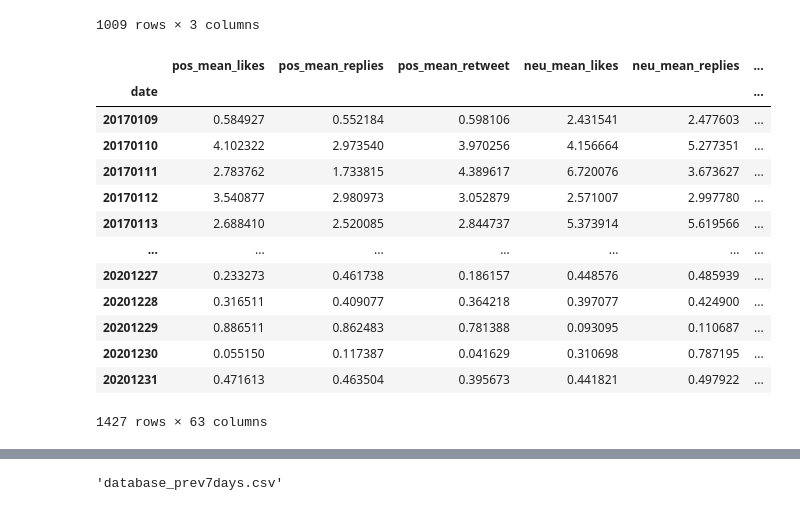
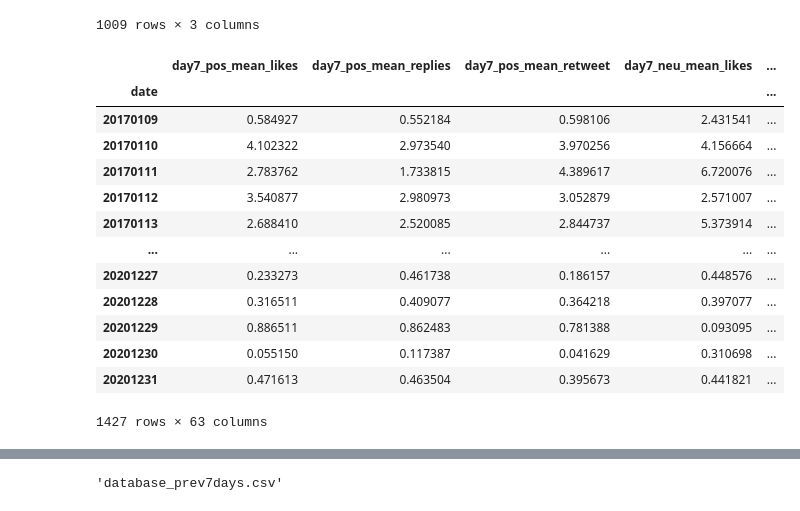
Before and after one commit to nbowen3/cs475_project, a Jupyter notebook: Find_label.ipynb, the cells around one changed output, grey strips where cells are left out. Cells and saved outputs as stored; diff of their text form; code cells hidden in the pictures.

```diff
--- a/Find_label.ipynb
+++ b/Find_label.ipynb
@@ -102,43 +102,56 @@ stock_label_df
 # %%
 '''
 previous code:
 # Create a df with sentiment analysis from previous two days given the dateindex
 sentiment_prev2days = pd.concat([sentiments.shift(1),sentiments.shift(2)],axis=1)
 sentiment_prev2days = sentiment_prev2days.dropna()
 sentiment_prev2days.insert(0,'date', sentiment_prev2days.index)
 sentiment_prev2days.index.names = ['Date']
 sentiment_prev2days
 # note that 1448 tweet days vs. 1007 valid stock labels
 
 '''
 
 #sentiment analysis window
 sentiment_window_size = 7
 
+features = ["pos_mean_likes", "pos_mean_replies", "pos_mean_retweet","neu_mean_likes", "neu_mean_replies", "neu_mean_retweet","neg_mean_likes", "neg_mean_replies", "neg_mean_retweet"]
+day_features = [("day{}_"+s).format(sentiment_window_size) for s in features]
 #first shift to the day before stock price window
 sentiment_shift = sentiments.shift(window_size+1)
+sentiment_shift.columns = day_features
+
+k = sentiment_window_size - 1
 
 #accumulate features of sentiment analysis window
 for i in range(3, sentiment_window_size + 2):
-  sentiment_shift = pd.concat([sentiment_shift,sentiments.shift(i)],axis=1)
+  day_features = [("day{}_"+s).format(k) for s in features]
+  df = sentiments.shift(i)
+  df.columns = day_features
+  sentiment_shift = pd.concat([sentiment_shift,df],axis=1)
+  k -= 1
+
+# #accumulate features of sentiment analysis window
+# for i in range(3, sentiment_window_size + 2):
+#   sentiment_shift = pd.concat([sentiment_shift,sentiments.shift(i)],axis=1)
 
 sentiment_shift = sentiment_shift.dropna()
 
 sentiment_shift
 # %% [output]
-|  | pos_mean_likes | pos_mean_replies | pos_mean_retweet | neu_mean_likes | neu_mean_replies | ... |
-| date |  |  |  |  |  | ... |
-| 20170109 | 0.584927 | 0.552184 | 0.598106 | 2.431541 | 2.477603 | ... |
-| 20170110 | 4.102322 | 2.973540 | 3.970256 | 4.156664 | 5.277351 | ... |
-| 20170111 | 2.783762 | 1.733815 | 4.389617 | 6.720076 | 3.673627 | ... |
-| 20170112 | 3.540877 | 2.980973 | 3.052879 | 2.571007 | 2.997780 | ... |
-| 20170113 | 2.688410 | 2.520085 | 2.844737 | 5.373914 | 5.619566 | ... |
-| ... | ... | ... | ... | ... | ... | ... |
-| 20201227 | 0.233273 | 0.461738 | 0.186157 | 0.448576 | 0.485939 | ... |
-| 20201228 | 0.316511 | 0.409077 | 0.364218 | 0.397077 | 0.424900 | ... |
-| 20201229 | 0.886511 | 0.862483 | 0.781388 | 0.093095 | 0.110687 | ... |
-| 20201230 | 0.055150 | 0.117387 | 0.041629 | 0.310698 | 0.787195 | ... |
-| 20201231 | 0.471613 | 0.463504 | 0.395673 | 0.441821 | 0.497922 | ... |
+|  | day7_pos_mean_likes | day7_pos_mean_replies | day7_pos_mean_retweet | day7_neu_mean_likes | ... |
+| date |  |  |  |  | ... |
+| 20170109 | 0.584927 | 0.552184 | 0.598106 | 2.431541 | ... |
+| 20170110 | 4.102322 | 2.973540 | 3.970256 | 4.156664 | ... |
+| 20170111 | 2.783762 | 1.733815 | 4.389617 | 6.720076 | ... |
+| 20170112 | 3.540877 | 2.980973 | 3.052879 | 2.571007 | ... |
+| 20170113 | 2.688410 | 2.520085 | 2.844737 | 5.373914 | ... |
+| ... | ... | ... | ... | ... | ... |
+| 20201227 | 0.233273 | 0.461738 | 0.186157 | 0.448576 | ... |
+| 20201228 | 0.316511 | 0.409077 | 0.364218 | 0.397077 | ... |
+| 20201229 | 0.886511 | 0.862483 | 0.781388 | 0.093095 | ... |
+| 20201230 | 0.055150 | 0.117387 | 0.041629 | 0.310698 | ... |
+| 20201231 | 0.471613 | 0.463504 | 0.395673 | 0.441821 | ... |
 1427 rows × 63 columns
 # %%
 dataframe = sentiment_shift.merge(stock_label_df,how='left', left_on='date', right_on='date')
```
